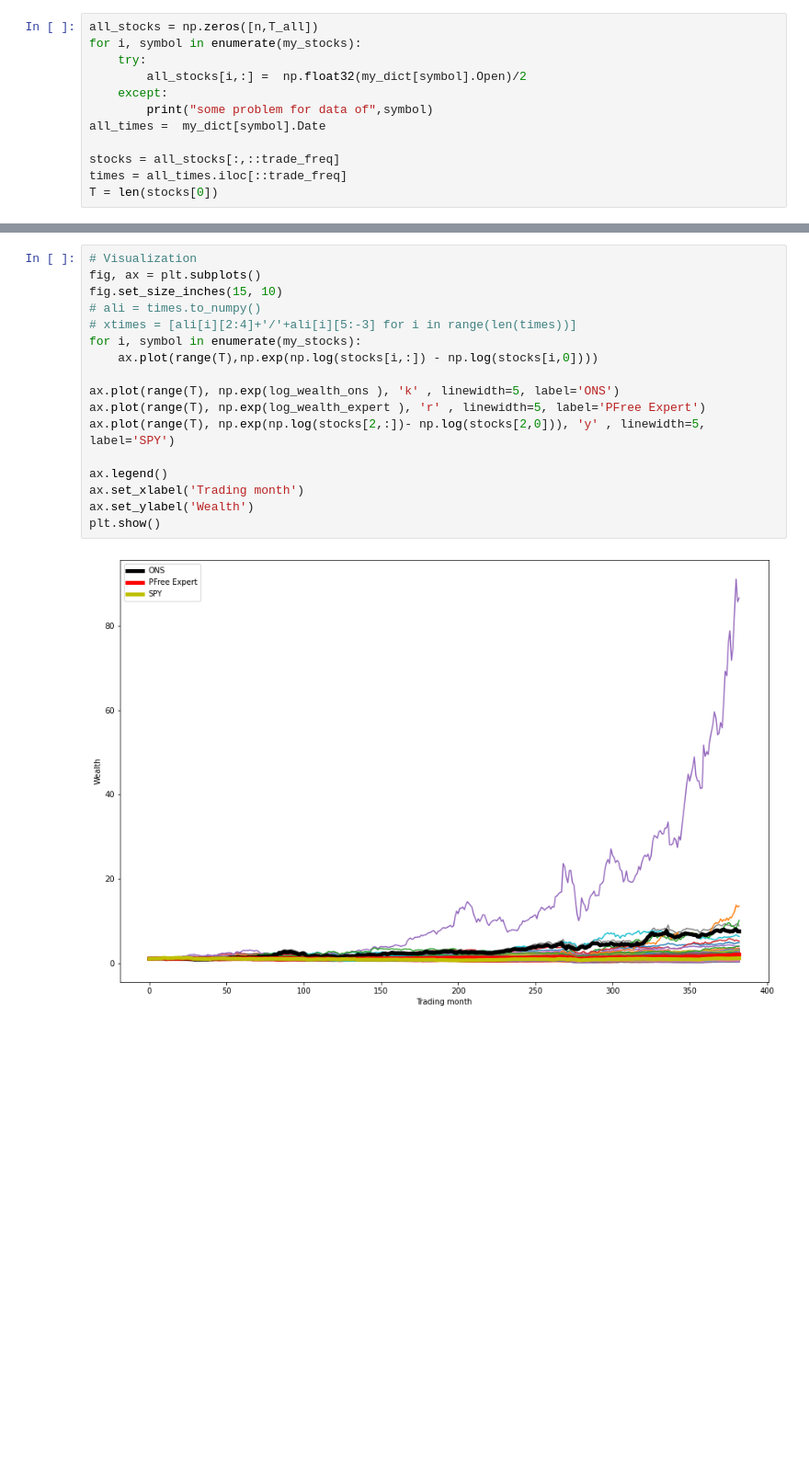
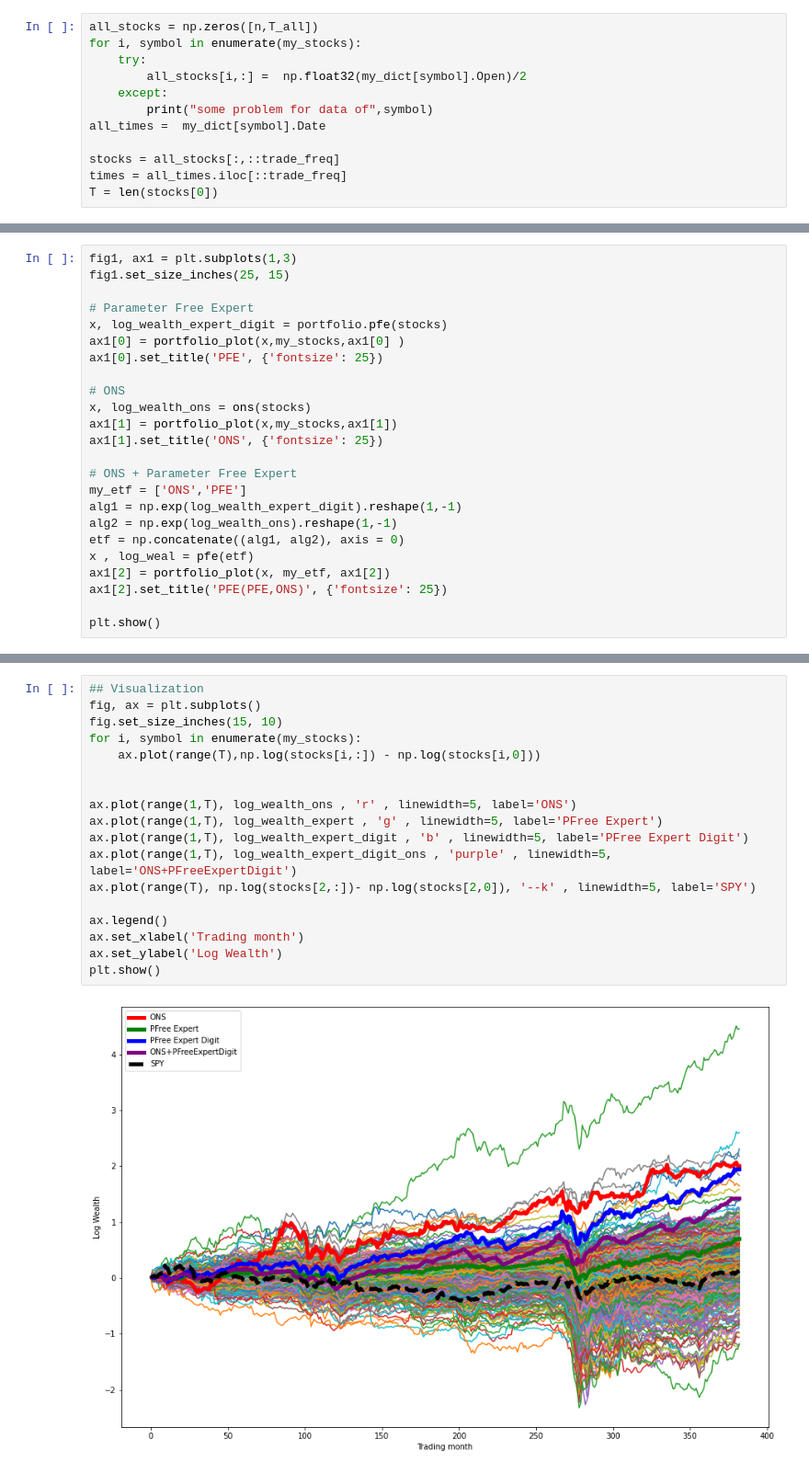
Before and after one commit to Siahkamari/Portfolio-Optimization-via-Expert-Algorithms, a Jupyter notebook: Online Newton Step/ons.ipynb, the cells around one changed output, grey strips where cells are left out. Shown at 92% size. Cells and saved outputs as stored; diff of their text form; blank space fills up the shorter version.

```diff
--- a/Online Newton Step/ons.ipynb
+++ b/Online Newton Step/ons.ipynb
@@ -221,0 +180,24 @@ ONS portfolio on 2021-01-14
+# %%
+fig1, ax1 = plt.subplots(1,3)
+fig1.set_size_inches(25, 15)
+
+# Parameter Free Expert
+x, log_wealth_expert_digit = portfolio.pfe(stocks)
+ax1[0] = portfolio_plot(x,my_stocks,ax1[0] )
+ax1[0].set_title('PFE', {'fontsize': 25})
+
+# ONS
+x, log_wealth_ons = ons(stocks)
+ax1[1] = portfolio_plot(x,my_stocks,ax1[1])
+ax1[1].set_title('ONS', {'fontsize': 25})
+
+# ONS + Parameter Free Expert
+my_etf = ['ONS','PFE']
+alg1 = np.exp(log_wealth_expert_digit).reshape(1,-1)
+alg2 = np.exp(log_wealth_ons).reshape(1,-1)
+etf = np.concatenate((alg1, alg2), axis = 0)
+x , log_weal = pfe(etf)
+ax1[2] = portfolio_plot(x, my_etf, ax1[2])
+ax1[2].set_title('PFE(PFE,ONS)', {'fontsize': 25})
+
+plt.show()
@@ -222,19 +208,20 @@ ONS portfolio on 2021-01-14
 # %%
-# Visualization
+## Visualization
 fig, ax = plt.subplots()
 fig.set_size_inches(15, 10)
-# ali = times.to_numpy()
-# xtimes = [ali[i][2:4]+'/'+ali[i][5:-3] for i in range(len(times))]
 for i, symbol in enumerate(my_stocks):
-    ax.plot(range(T),np.exp(np.log(stocks[i,:]) - np.log(stocks[i,0])))
+    ax.plot(range(T),np.log(stocks[i,:]) - np.log(stocks[i,0]))
 
-ax.plot(range(T), np.exp(log_wealth_ons ), 'k' , linewidth=5, label='ONS')
-ax.plot(range(T), np.exp(log_wealth_expert ), 'r' , linewidth=5, label='PFree Expert')
-ax.plot(range(T), np.exp(np.log(stocks[2,:])- np.log(stocks[2,0])), 'y' , linewidth=5, label='SPY')
+
+ax.plot(range(1,T), log_wealth_ons , 'r' , linewidth=5, label='ONS')
+ax.plot(range(1,T), log_wealth_expert , 'g' , linewidth=5, label='PFree Expert')
+ax.plot(range(1,T), log_wealth_expert_digit , 'b' , linewidth=5, label='PFree Expert Digit')
+ax.plot(range(1,T), log_wealth_expert_digit_ons , 'purple' , linewidth=5, label='ONS+PFreeExpertDigit')
+ax.plot(range(T), np.log(stocks[2,:])- np.log(stocks[2,0]), '--k' , linewidth=5, label='SPY')
 
 ax.legend()
 ax.set_xlabel('Trading month')
-ax.set_ylabel('Wealth')
+ax.set_ylabel('Log Wealth')
 plt.show()
 # %% [output]
-[figure, old version]
+[figure, new version]
```
Also changed, not shown: parts of 23 cells of this notebook.
